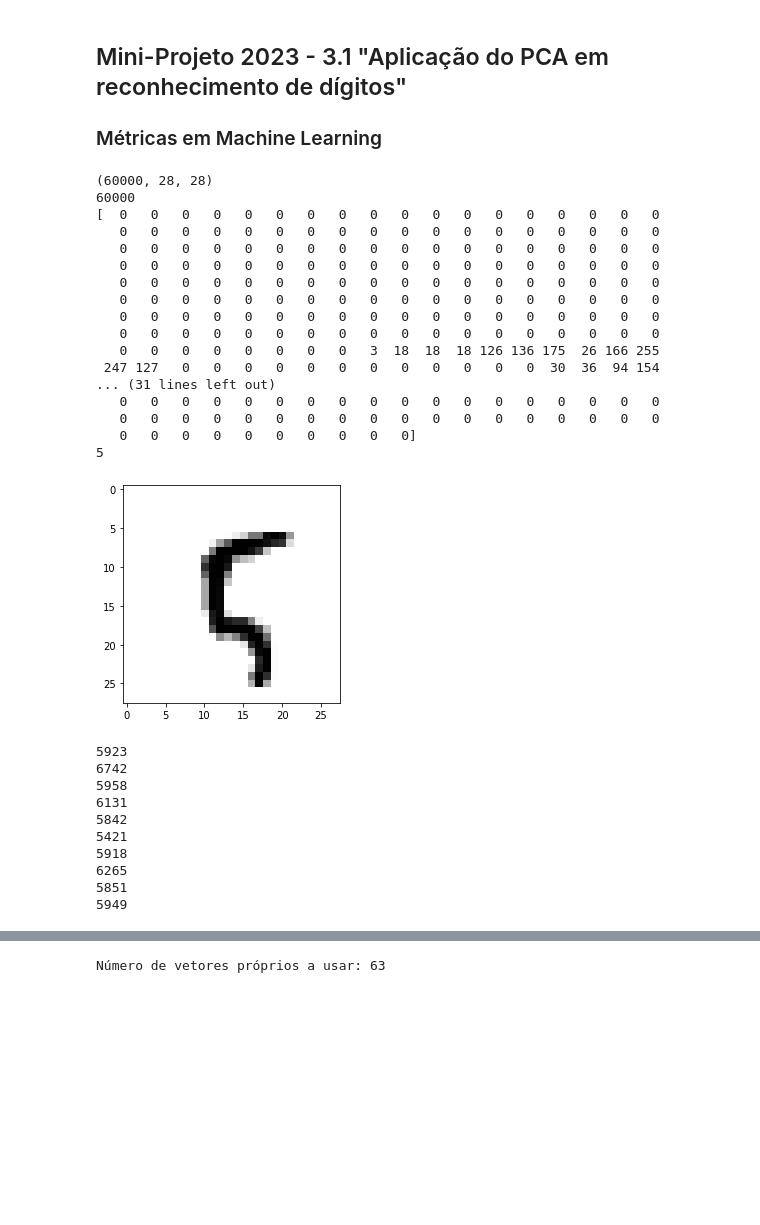
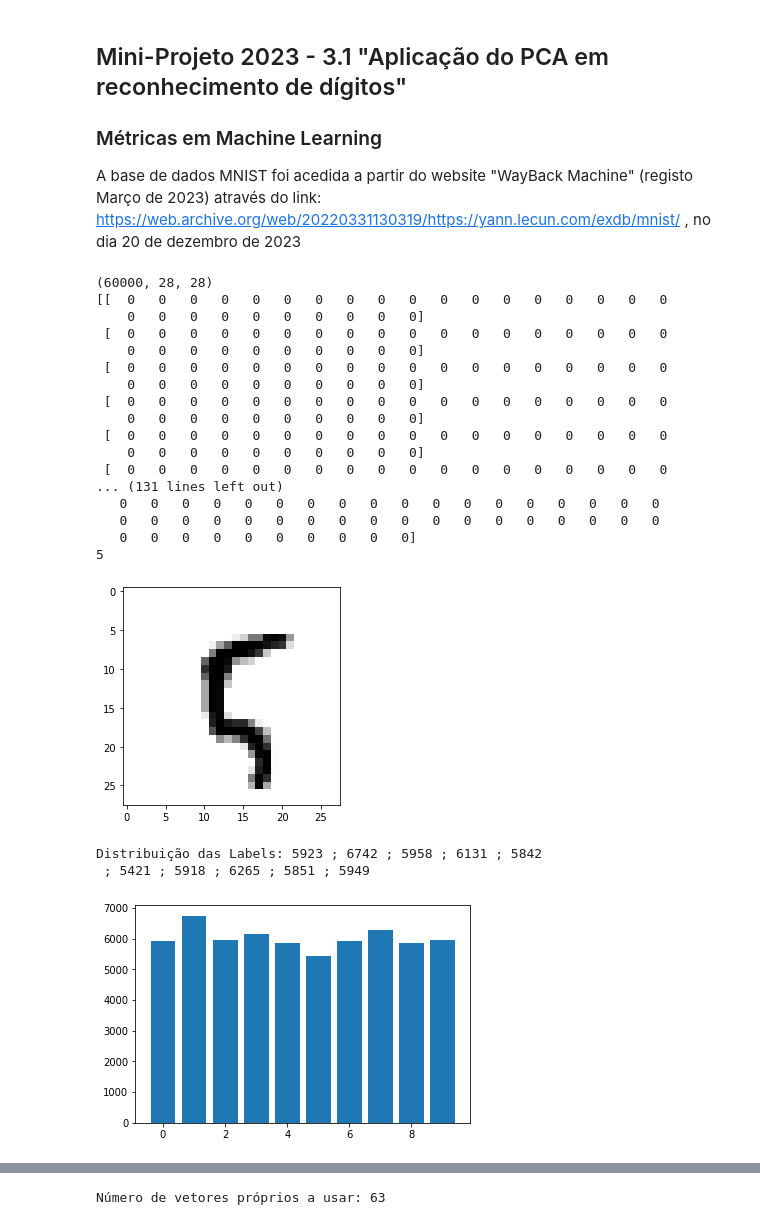
Before and after one commit to GuiSSMartins/MNIST_PCA_Digitos_MML, a Jupyter notebook: trainMNIST.ipynb, the cells around one changed output, grey strips where cells are left out. Cells and saved outputs as stored; diff of their text form; code cells hidden in the pictures; blank space fills up the shorter version.

```diff
--- a/trainMNIST.ipynb
+++ b/trainMNIST.ipynb
@@ -1,6 +1,8 @@
 # %% [markdown]
 ## Mini-Projeto 2023 - 3.1 "Aplicação do PCA em reconhecimento de dígitos"
 ### Métricas em Machine Learning
+
+A base de dados MNIST foi acedida a partir do website "WayBack Machine" (registo Março de 2023) através do link: https://web.archive.org/web/20220331130319/https://yann.lecun.com/exdb/mnist/  ,  no dia 20 de dezembro de 2023
 # %%
 import numpy as np
 import idx2numpy
@@ -8,19 +10,19 @@ import matplotlib.pyplot as plt
 
 imagefile = 'mnist_database/train-images.idx3-ubyte'
 imagearray = idx2numpy.convert_from_file(imagefile)
-size = len(imagearray)
+size = len(imagearray) # nº de imagens para processar
 
 print(imagearray.shape)
-#print(imagearray[100])
+print(imagearray[100])
 
-X = [] # novo repositório dos imagens
+X = [] # novo repositório das imagens
 
 for i in range(0,size):
     aux = imagearray[i].flatten() # transformar cada imagem (matriz) num array simples (linear)
     X.append(aux)
 
 print(len(X))
-#print(imagearray[100])
+print(X[100])
 
 print(X[0])
 
@@ -33,18 +35,18 @@ labelarray = idx2numpy.convert_from_file(labelfile)
 print(labelarray[100])
 # %% [output]
 (60000, 28, 28)
-60000
-[  0   0   0   0   0   0   0   0   0   0   0   0   0   0   0   0   0   0
-   0   0   0   0   0   0   0   0   0   0   0   0   0   0   0   0   0   0
-   0   0   0   0   0   0   0   0   0   0   0   0   0   0   0   0   0   0
-   0   0   0   0   0   0   0   0   0   0   0   0   0   0   0   0   0   0
-   0   0   0   0   0   0   0   0   0   0   0   0   0   0   0   0   0   0
-   0   0   0   0   0   0   0   0   0   0   0   0   0   0   0   0   0   0
-   0   0   0   0   0   0   0   0   0   0   0   0   0   0   0   0   0   0
-   0   0   0   0   0   0   0   0   0   0   0   0   0   0   0   0   0   0
-   0   0   0   0   0   0   0   0   3  18  18  18 126 136 175  26 166 255
- 247 127   0   0   0   0   0   0   0   0   0   0   0   0  30  36  94 154
-... (31 lines left out)
+[[  0   0   0   0   0   0   0   0   0   0   0   0   0   0   0   0   0   0
+    0   0   0   0   0   0   0   0   0   0]
+ [  0   0   0   0   0   0   0   0   0   0   0   0   0   0   0   0   0   0
+    0   0   0   0   0   0   0   0   0   0]
+ [  0   0   0   0   0   0   0   0   0   0   0   0   0   0   0   0   0   0
+    0   0   0   0   0   0   0   0   0   0]
+ [  0   0   0   0   0   0   0   0   0   0   0   0   0   0   0   0   0   0
+    0   0   0   0   0   0   0   0   0   0]
+ [  0   0   0   0   0   0   0   0   0   0   0   0   0   0   0   0   0   0
+    0   0   0   0   0   0   0   0   0   0]
+ [  0   0   0   0   0   0   0   0   0   0   0   0   0   0   0   0   0   0
+... (131 lines left out)
    0   0   0   0   0   0   0   0   0   0   0   0   0   0   0   0   0   0
    0   0   0   0   0   0   0   0   0   0   0   0   0   0   0   0   0   0
    0   0   0   0   0   0   0   0   0   0]
@@ -61,50 +63,42 @@ X_4 = []
 X_5 = []
 X_6 = []
 X_7 = []
 X_8 = []
 X_9 = []
 
 for i in range(0,len(X)):
     n = labelarray[i]
     if n == 0:
         X_0.append(X[i])
     elif n==1:
         X_1.append(X[i])
     elif n==2:
         X_2.append(X[i])
     elif n==3:
         X_3.append(X[i])
     elif n==4:
         X_4.append(X[i])
     elif n==5:
         X_5.append(X[i])
     elif n==6:
         X_6.append(X[i])
     elif n==7:
         X_7.append(X[i])
     elif n==8:
         X_8.append(X[i])
     elif n==9:
         X_9.append(X[i])
 
-print(str(len(X_0)))
-print(str(len(X_1)))
-print(str(len(X_2)))
-print(str(len(X_3)))
-print(str(len(X_4)))
-print(str(len(X_5)))
-print(str(len(X_6)))
-print(str(len(X_7)))
-print(str(len(X_8)))
-print(str(len(X_9)))
+
+print("Distribuição das Labels: "+str(len(X_0))+" ; "+str(len(X_1))+" ; "+str(len(X_2))+" ; "+str(len(X_3))+" ; "+str(len(X_4)))
+print(" ; "+str(len(X_5))+" ; "+str(len(X_6))+" ; "+str(len(X_7))+" ; "+str(len(X_8))+" ; "+str(len(X_9)))
+
+# Gráfico que mostra que cada número aparece aproximadamente igual a 6000 vezes
+counts = [len(X_0), len(X_1), len(X_2), len(X_3), len(X_4), len(X_5), len(X_6), len(X_7), len(X_8), len(X_9)]
+labels = [0,1,2,3,4,5,6,7,8,9]
+plt.bar(labels, counts)
+plt.show()
 # %% [output]
-5923
-6742
-5958
-6131
-5842
-5421
-5918
-6265
-5851
-5949
+Distribuição das Labels: 5923 ; 6742 ; 5958 ; 6131 ; 5842
+ ; 5421 ; 5918 ; 6265 ; 5851 ; 5949
+[figure, added]
```
Also changed, not shown: parts of 20 cells of this notebook.
